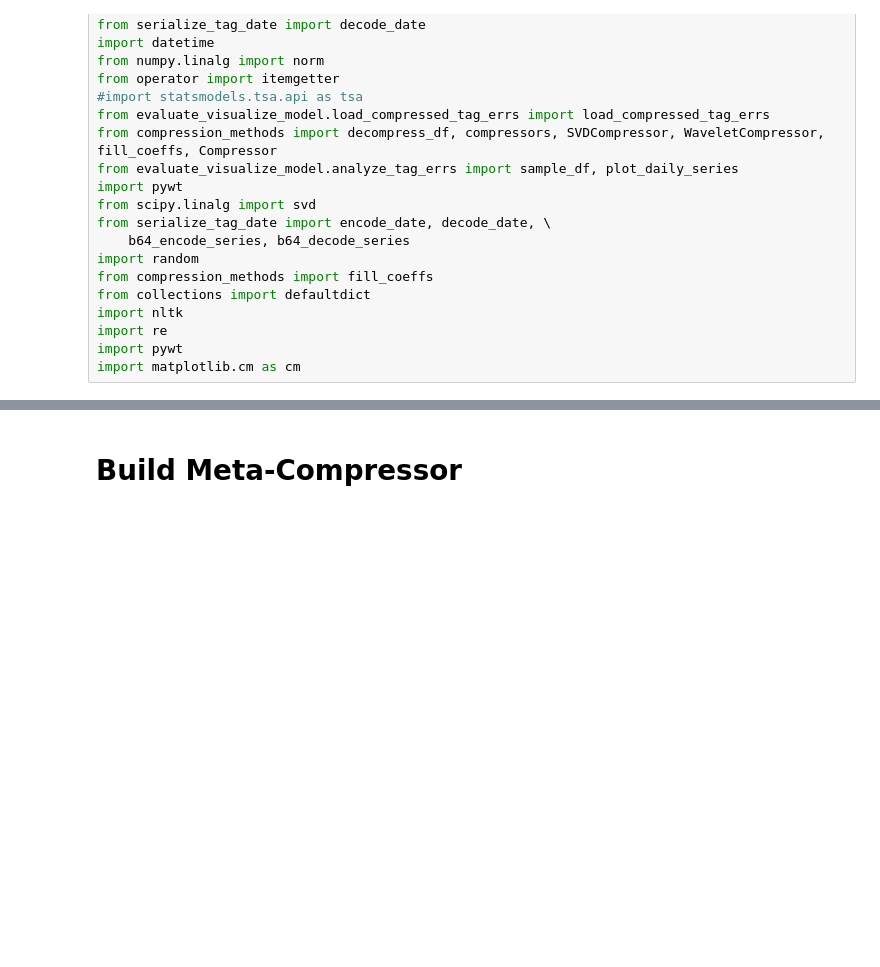
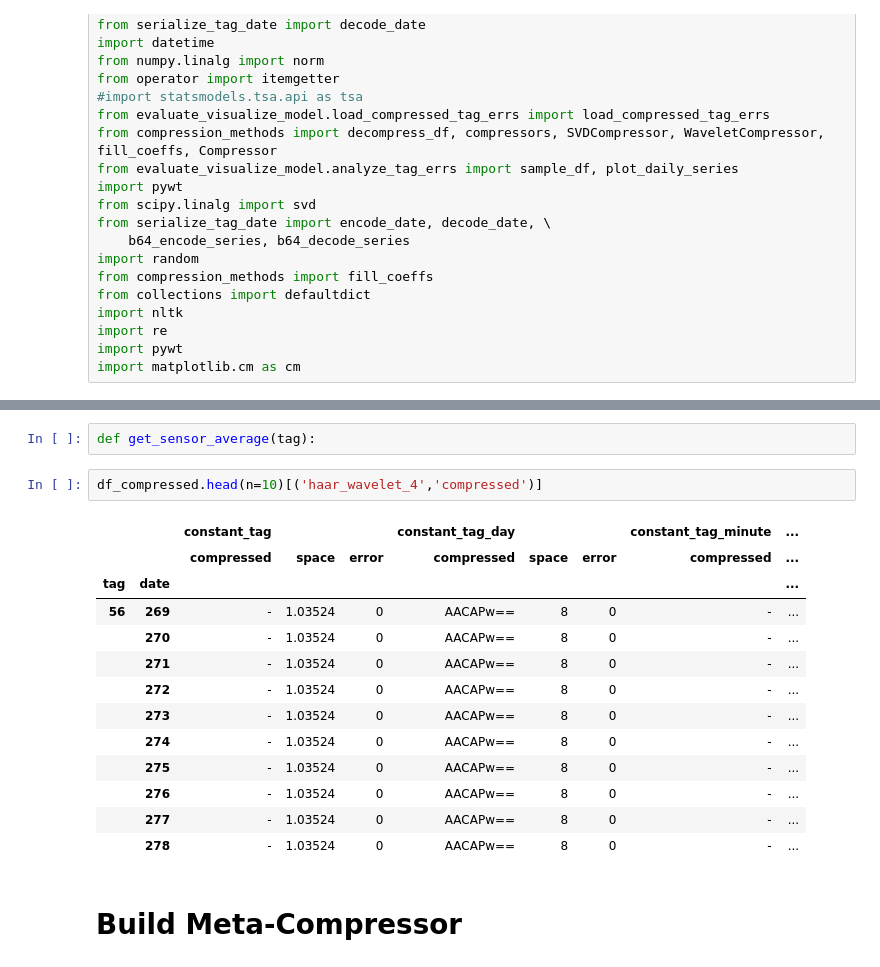
Before and after one commit to melkherj/SmartGridProject, a Jupyter notebook: notebooks/Old/Compression_Performance.ipynb, the cells around one changed output, grey strips where cells are left out. Cells and saved outputs as stored; diff of their text form; blank space fills up the shorter version.

```diff
--- a/notebooks/Compression_Performance.ipynb
+++ b/notebooks/Old/Compression_Performance.ipynb
@@ -56,3 +73,21 @@ tag_list = context['tag_list']
+# %%
+def get_sensor_average(tag):
+# %%
+df_compressed.head(n=10)[('haar_wavelet_4','compressed')]
+# %% [output]
+|  |  | constant_tag |  |  | constant_tag_day |  |  | constant_tag_minute | ... |
+|  |  | compressed | space | error | compressed | space | error | compressed | ... |
+| tag | date |  |  |  |  |  |  |  | ... |
+| 56 | 269 | - | 1.03524 | 0 | AACAPw== | 8 | 0 | - | ... |
+|  | 270 | - | 1.03524 | 0 | AACAPw== | 8 | 0 | - | ... |
+|  | 271 | - | 1.03524 | 0 | AACAPw== | 8 | 0 | - | ... |
+|  | 272 | - | 1.03524 | 0 | AACAPw== | 8 | 0 | - | ... |
+|  | 273 | - | 1.03524 | 0 | AACAPw== | 8 | 0 | - | ... |
+|  | 274 | - | 1.03524 | 0 | AACAPw== | 8 | 0 | - | ... |
+|  | 275 | - | 1.03524 | 0 | AACAPw== | 8 | 0 | - | ... |
+|  | 276 | - | 1.03524 | 0 | AACAPw== | 8 | 0 | - | ... |
+|  | 277 | - | 1.03524 | 0 | AACAPw== | 8 | 0 | - | ... |
+|  | 278 | - | 1.03524 | 0 | AACAPw== | 8 | 0 | - | ... |
 # %% [markdown]
 # Build Meta-Compressor #
 # %%
```
Also changed, not shown: parts of 18 cells of this notebook, 5 other files.
